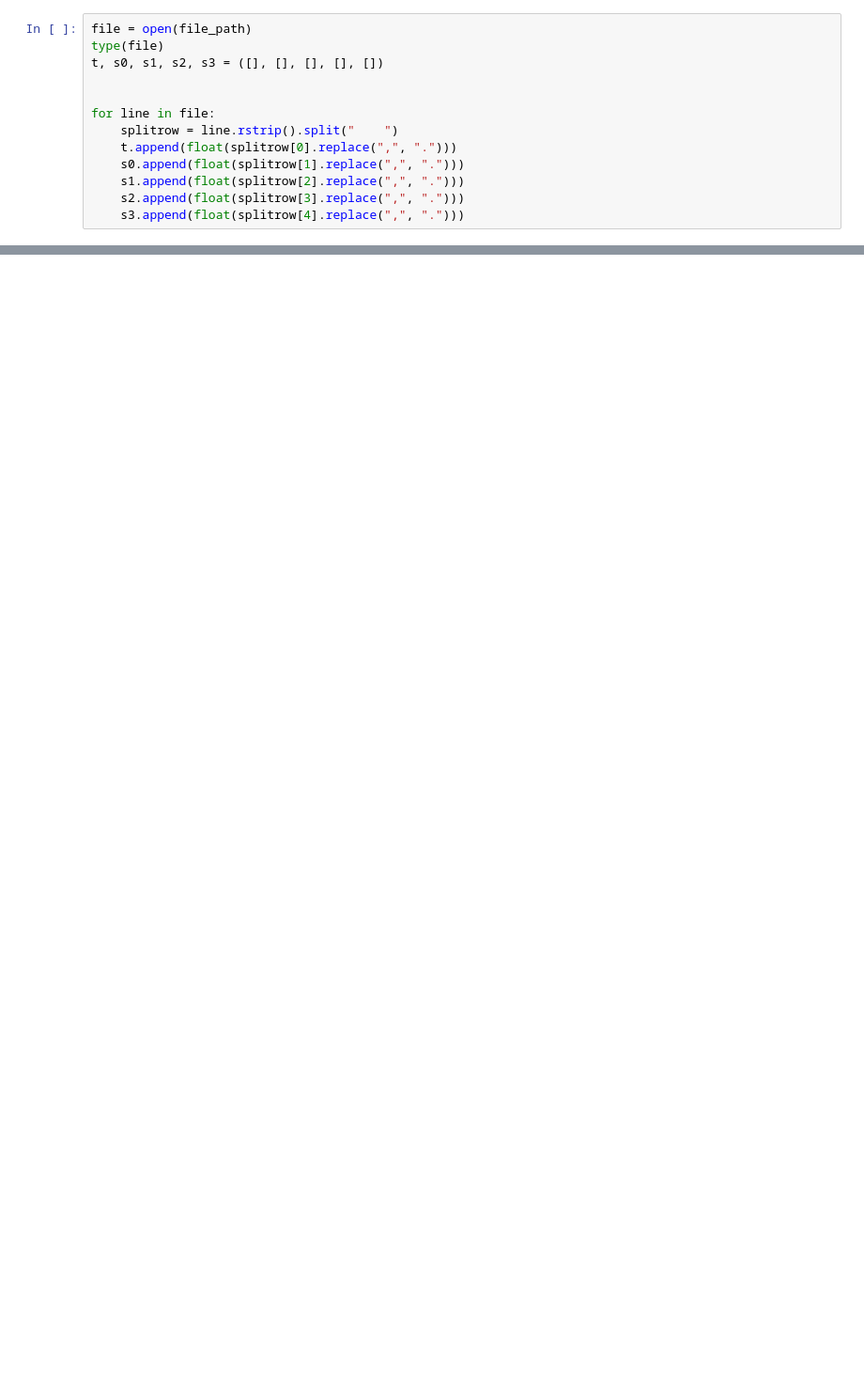
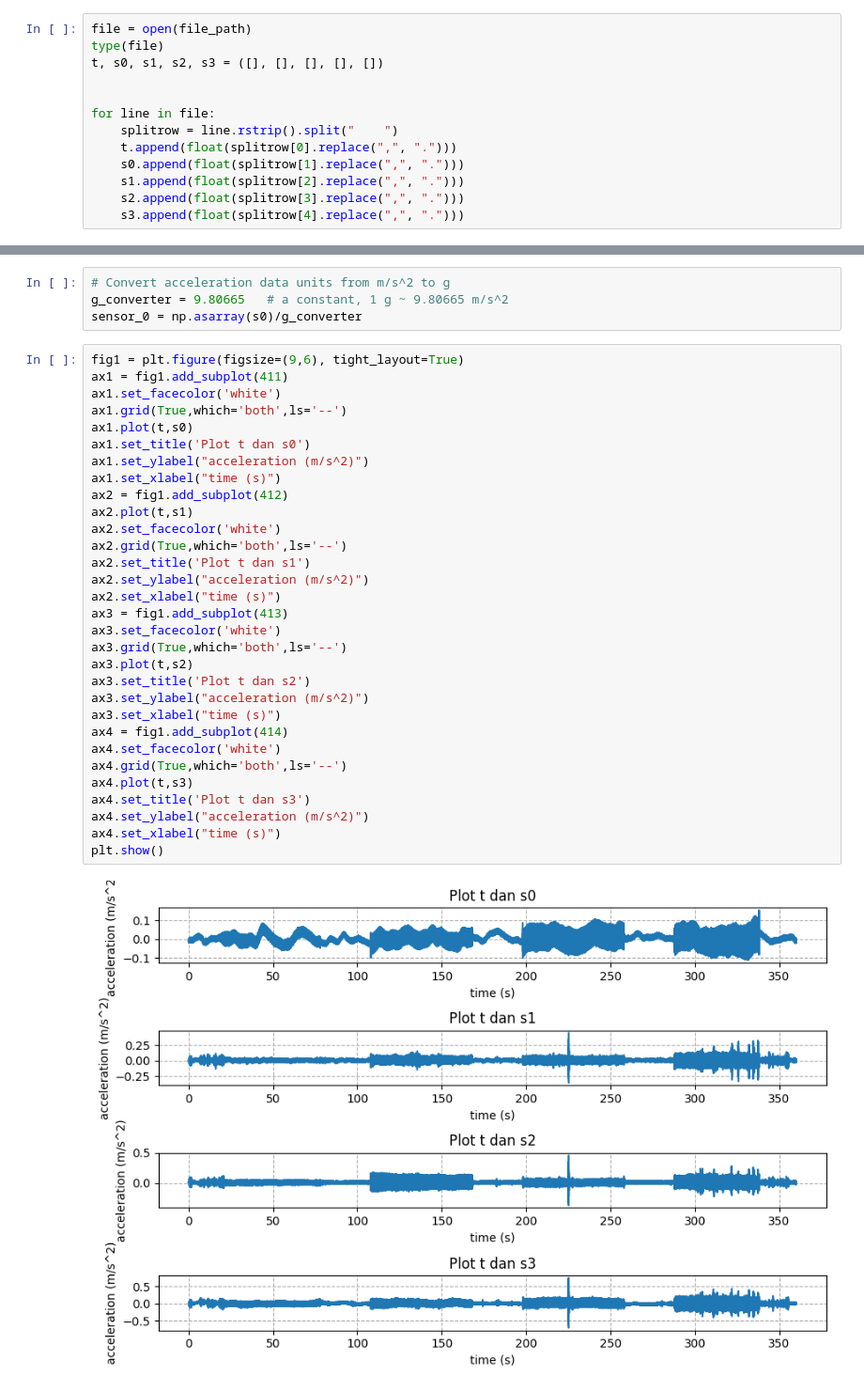
Before and after one commit to VibrasticLab/General_Projects, a Jupyter notebook: JLL_CWO_Okt_2023/extractdata_nidaq.ipynb, the cells around one changed output, grey strips where cells are left out. Shown at 94% size. Saved outputs shown, nothing was run; the diff lists cells and outputs as text; blank space fills up the shorter version.

```diff
--- a/JLL_CWO_Okt_2023/extractdata_nidaq.ipynb
+++ b/JLL_CWO_Okt_2023/extractdata_nidaq.ipynb
@@ -31,0 +44,37 @@ for line in file:
+# %%
+# Convert acceleration data units from m/s^2 to g
+g_converter = 9.80665   # a constant, 1 g ~ 9.80665 m/s^2
+sensor_0 = np.asarray(s0)/g_converter
+# %%
+fig1 = plt.figure(figsize=(9,6), tight_layout=True)
+ax1 = fig1.add_subplot(411)
+ax1.set_facecolor('white')
+ax1.grid(True,which='both',ls='--')
+ax1.plot(t,s0)
+ax1.set_title('Plot t dan s0')
+ax1.set_ylabel("acceleration (m/s^2)")
+ax1.set_xlabel("time (s)")
+ax2 = fig1.add_subplot(412)
+ax2.plot(t,s1)
+ax2.set_facecolor('white')
+ax2.grid(True,which='both',ls='--')
+ax2.set_title('Plot t dan s1')
+ax2.set_ylabel("acceleration (m/s^2)")
+ax2.set_xlabel("time (s)")
+ax3 = fig1.add_subplot(413)
+ax3.set_facecolor('white')
+ax3.grid(True,which='both',ls='--')
+ax3.plot(t,s2)
+ax3.set_title('Plot t dan s2')
+ax3.set_ylabel("acceleration (m/s^2)")
+ax3.set_xlabel("time (s)")
+ax4 = fig1.add_subplot(414)
+ax4.set_facecolor('white')
+ax4.grid(True,which='both',ls='--')
+ax4.plot(t,s3)
+ax4.set_title('Plot t dan s3')
+ax4.set_ylabel("acceleration (m/s^2)")
+ax4.set_xlabel("time (s)")
+plt.show()
+# %% [output]
+[figure, added]
```
Also changed, not shown: parts of 18 cells of this notebook.
